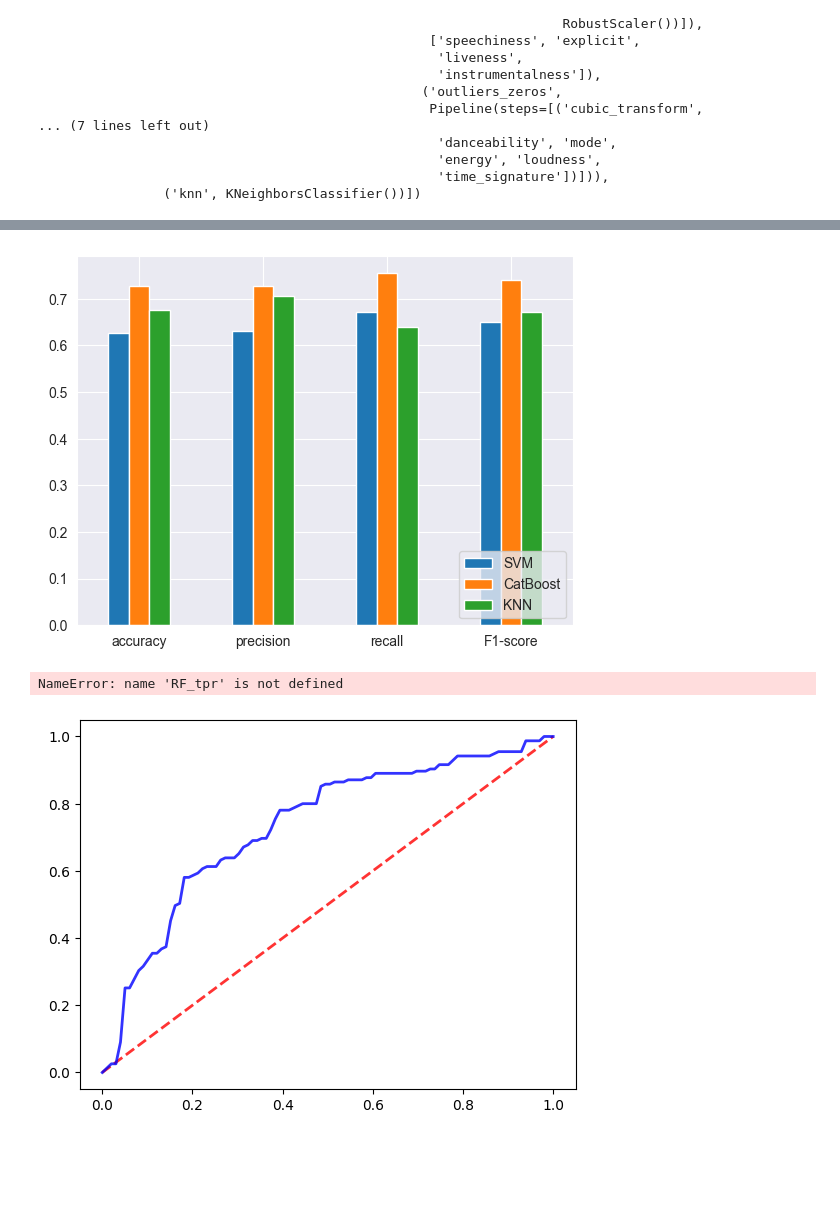
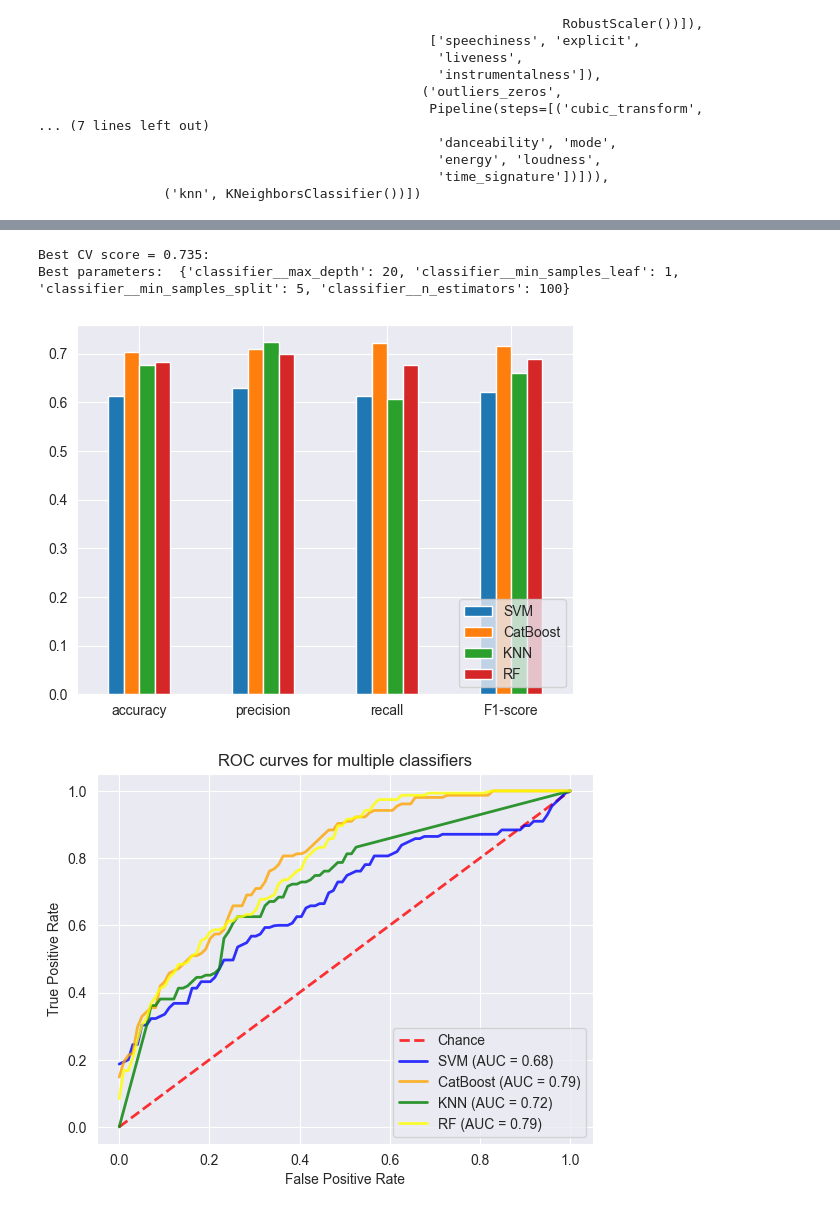
Before and after one commit to Bourkupine/cs4168-Project, a Jupyter notebook: clustering.ipynb, the cells around one changed output, grey strips where cells are left out. Drawn from its saved outputs; the diff is of its cells as text; code cells hidden in the pictures; blank space fills up the shorter version.

Commit message:
tommy random forest classifier

```diff
--- a/clustering.ipynb
+++ b/clustering.ipynb
@@ -623,3 +624,25 @@ Best parameters:  {'knn__algorithm': 'ball_tree', 'knn__n_neighbors': 5, 'knn__w
+# %%
+rf_pipeline = Pipeline(steps=[('preprocessor', preprocessing_pipe), ('classifier', RandomForestClassifier(random_state=42))])
+
+rf_param_grid = {
+    'classifier__n_estimators': [100, 200],
+    'classifier__max_depth': [None, 10, 20],
+    'classifier__min_samples_split': [2, 5],
+    'classifier__min_samples_leaf': [1, 2]
+}
+
+# Grid search for Random Forest
+search = GridSearchCV(rf_pipeline, rf_param_grid, cv=5, scoring='f1' , n_jobs=-1)
+search.fit(X_train, y_train)
+
+print("Best CV score = %0.3f:" % search.best_score_)
+print("Best parameters: ", search.best_params_)
+
+RF_best_params = search.best_params_
+RF_best_model = search.best_estimator_
+# %% [output]
+Best CV score = 0.735:
+Best parameters:  {'classifier__max_depth': 20, 'classifier__min_samples_leaf': 1, 'classifier__min_samples_split': 5, 'classifier__n_estimators': 100}
 # %%
 mean_fpr = np.linspace(start=0, stop=1, num=100)
 # %%
@@ -643,27 +666,31 @@ def evaluate_model(X_test, y_test, model):
 SVM_accuracy, SVM_precision, SVM_recall, SVM_f1_score, SVM_tpr, SVM_auc = evaluate_model(X_test, y_test, SVM_best_model)
 CAT_accuracy, CAT_precision, CAT_recall, CAT_f1_score, CAT_tpr, CAT_auc = evaluate_model(X_test, y_test, CAT_best_model)
 KNN_accuracy, KNN_precision, KNN_recall, KNN_f1_score, KNN_tpr, KNN_auc = evaluate_model(X_test, y_test, KNN_best_model)
+RF_accuracy, RF_precision, RF_recall, RF_f1_score, RF_tpr, RF_auc = evaluate_model(X_test, y_test, RF_best_model)
 # %%
 SVM_metrics = np.array([SVM_accuracy, SVM_precision, SVM_recall, SVM_f1_score])
 CAT_metrics = np.array([CAT_accuracy, CAT_precision, CAT_recall, CAT_f1_score])
 KNN_metrics = np.array([KNN_accuracy, KNN_precision, KNN_recall, KNN_f1_score])
+RF_metrics = np.array([RF_accuracy, RF_precision, RF_recall, RF_f1_score])
+
 index = ['accuracy', 'precision', 'recall', 'F1-score']
-df_metrics = pd.DataFrame({'SVM': SVM_metrics, 'CatBoost': CAT_metrics, 'KNN': KNN_metrics}, index=index)
+df_metrics = pd.DataFrame({'SVM': SVM_metrics, 'CatBoost': CAT_metrics, 'KNN': KNN_metrics, 'RF': RF_metrics}, index=index)
 df_metrics.plot.bar(rot=0)
 plt.legend(loc="lower right")
 plt.show()
 # %% [output]
-[figure, old version]
+[figure, new version]
 # %%
 plt.plot([0, 1], [0, 1], linestyle='--', lw=2, color='r', label='Chance', alpha=0.8)
 plt.plot(mean_fpr, SVM_tpr[0,:], lw=2, color='blue', label='SVM (AUC = %0.2f)' % (SVM_auc), alpha=0.8)
 plt.plot(mean_fpr, CAT_tpr[0,:], lw=2, color='orange', label='CatBoost (AUC = %0.2f)' % (CAT_auc), alpha=0.8)
 plt.plot(mean_fpr, KNN_tpr[0,:], lw=2, color='green', label='KNN (AUC = %0.2f)' % (KNN_auc), alpha=0.8)
+plt.plot(mean_fpr, RF_tpr[0,:], lw=2, color='yellow', label='RF (AUC = %0.2f)' % (RF_auc), alpha=0.8)
+
 plt.xlabel('False Positive Rate')
 plt.ylabel('True Positive Rate')
 plt.title('ROC curves for multiple classifiers')
 plt.legend(loc="lower right")
 plt.show()
 # %% [output]
-NameError: name 'RF_tpr' is not defined
-[figure, old version]
+[figure, new version]
```
Also changed, not shown: parts of 4 cells of this notebook.
